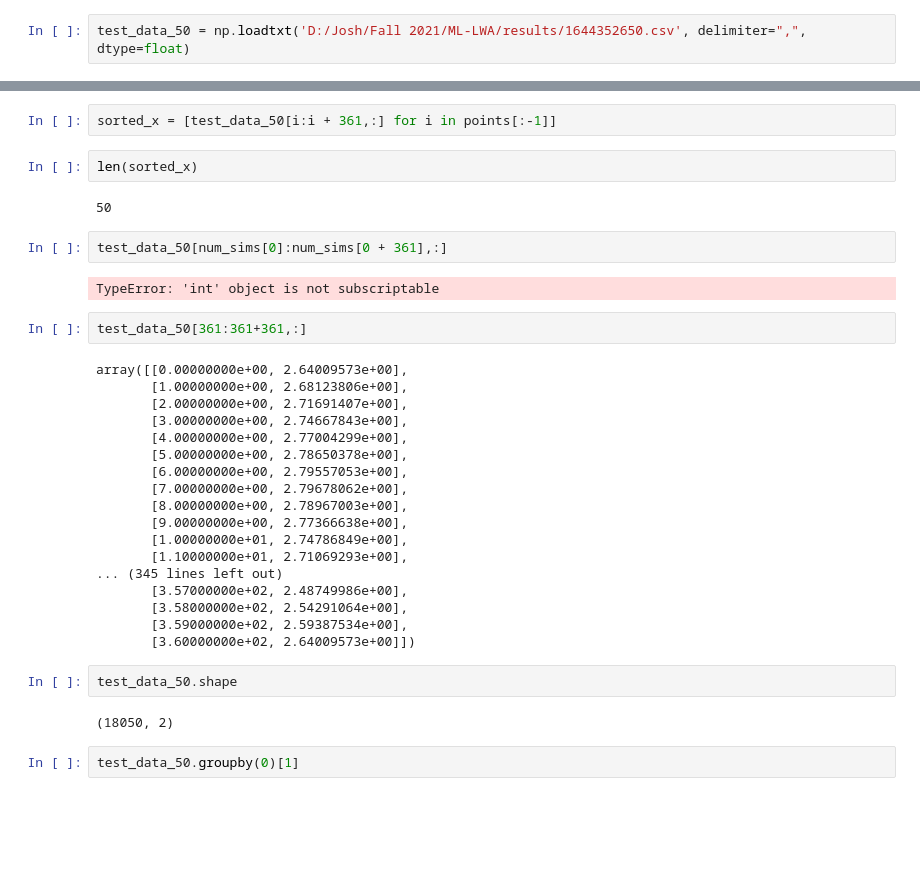
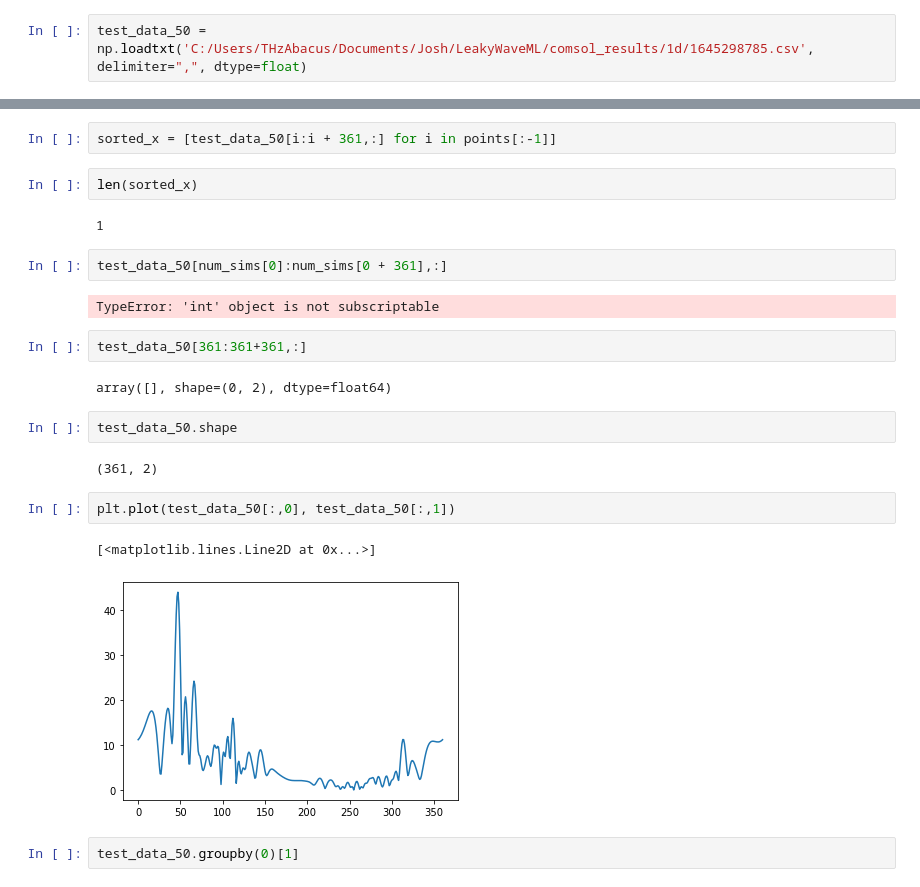
Before and after one commit to joshuaneronha/LeakyWaveML, a Jupyter notebook: plotting.ipynb, the cells around one changed output, grey strips where cells are left out. Cells and saved outputs as stored; diff of their text form; blank space fills up the shorter version.

Commit message:
new data (1d)

```diff
--- a/plotting.ipynb
+++ b/plotting.ipynb
@@ -4,7 +4,7 @@ import numpy as np
 import pandas as pd
 YlGnBu = ['#ffffd9','#edf8b1','#c7e9b4','#7fcdbb','#41b6c4','#1d91c0','#225ea8','#0c2c84', '#051a55', '#010d2e']
 # %%
-test_data_50 = np.loadtxt('D:/Josh/Fall 2021/ML-LWA/results/1644352650.csv', delimiter=",", dtype=float)
+test_data_50 = np.loadtxt('C:/Users/THzAbacus/Documents/Josh/LeakyWaveML/comsol_results/1d/1645298785.csv', delimiter=",", dtype=float)
 # %%
 num_sims = int(test_data_50.shape[0] / 361)
 points = [361 * x for x in np.arange(num_sims + 1)]
@@ -13,7 +13,7 @@ sorted_x = [test_data_50[i:i + 361,:] for i in points[:-1]]
 # %%
 len(sorted_x)
 # %% [output]
-50
+1
 # %%
 test_data_50[num_sims[0]:num_sims[0 + 361],:]
 # %% [output]
@@ -21,27 +21,16 @@ TypeError: 'int' object is not subscriptable
 # %%
 test_data_50[361:361+361,:]
 # %% [output]
-array([[0.00000000e+00, 2.64009573e+00],
-       [1.00000000e+00, 2.68123806e+00],
-       [2.00000000e+00, 2.71691407e+00],
-       [3.00000000e+00, 2.74667843e+00],
-       [4.00000000e+00, 2.77004299e+00],
-       [5.00000000e+00, 2.78650378e+00],
-       [6.00000000e+00, 2.79557053e+00],
-       [7.00000000e+00, 2.79678062e+00],
-       [8.00000000e+00, 2.78967003e+00],
-       [9.00000000e+00, 2.77366638e+00],
-       [1.00000000e+01, 2.74786849e+00],
-       [1.10000000e+01, 2.71069293e+00],
-... (345 lines left out)
-       [3.57000000e+02, 2.48749986e+00],
-       [3.58000000e+02, 2.54291064e+00],
-       [3.59000000e+02, 2.59387534e+00],
-       [3.60000000e+02, 2.64009573e+00]])
+array([], shape=(0, 2), dtype=float64)
 # %%
 test_data_50.shape
 # %% [output]
-(18050, 2)
+(361, 2)
+# %%
+plt.plot(test_data_50[:,0], test_data_50[:,1])
+# %% [output]
+[<matplotlib.lines.Line2D at 0x...>]
+[figure, added]
 # %%
 test_data_50.groupby(0)[1]
 # %% [output]
```
Also changed, not shown: 18 other files.
